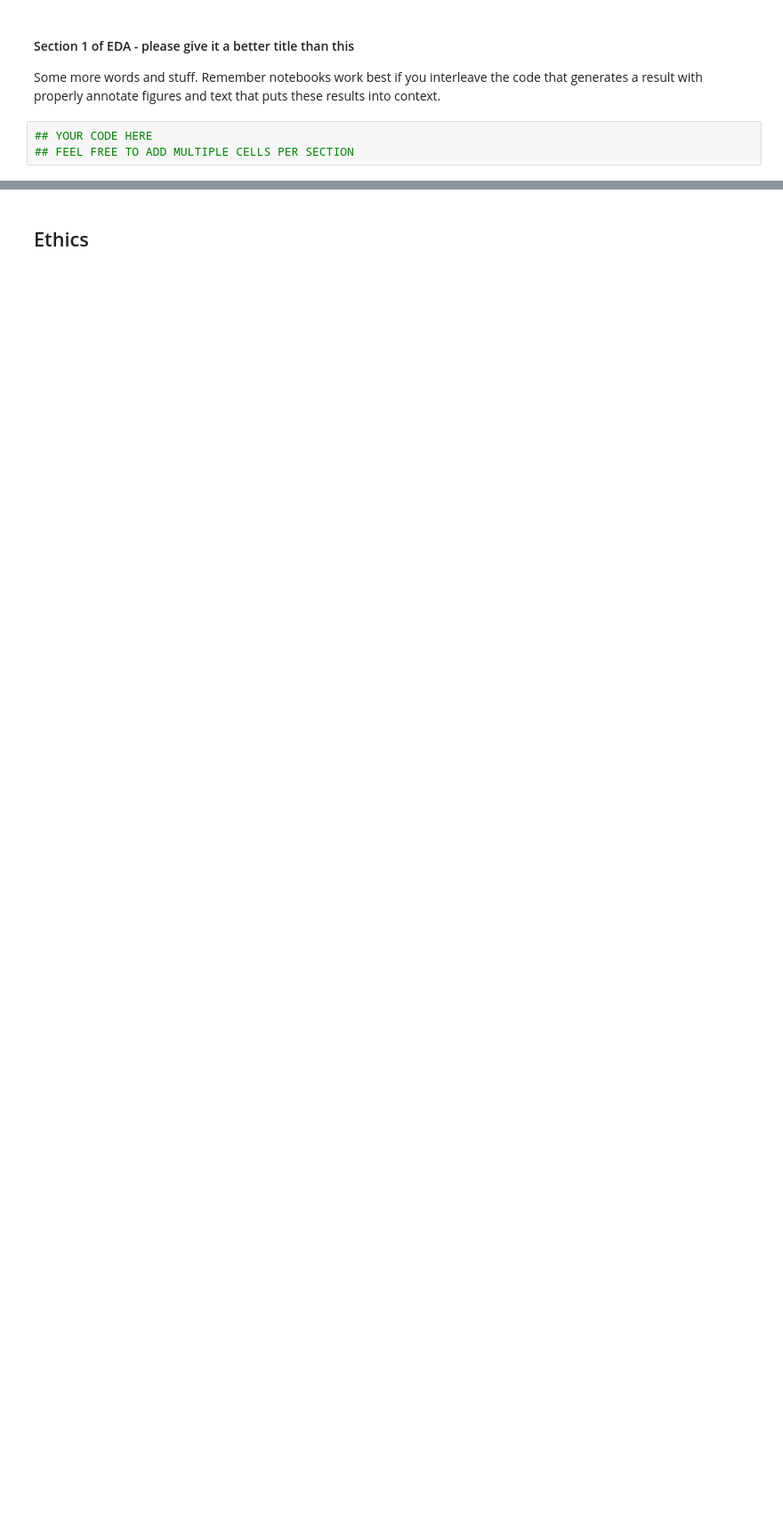
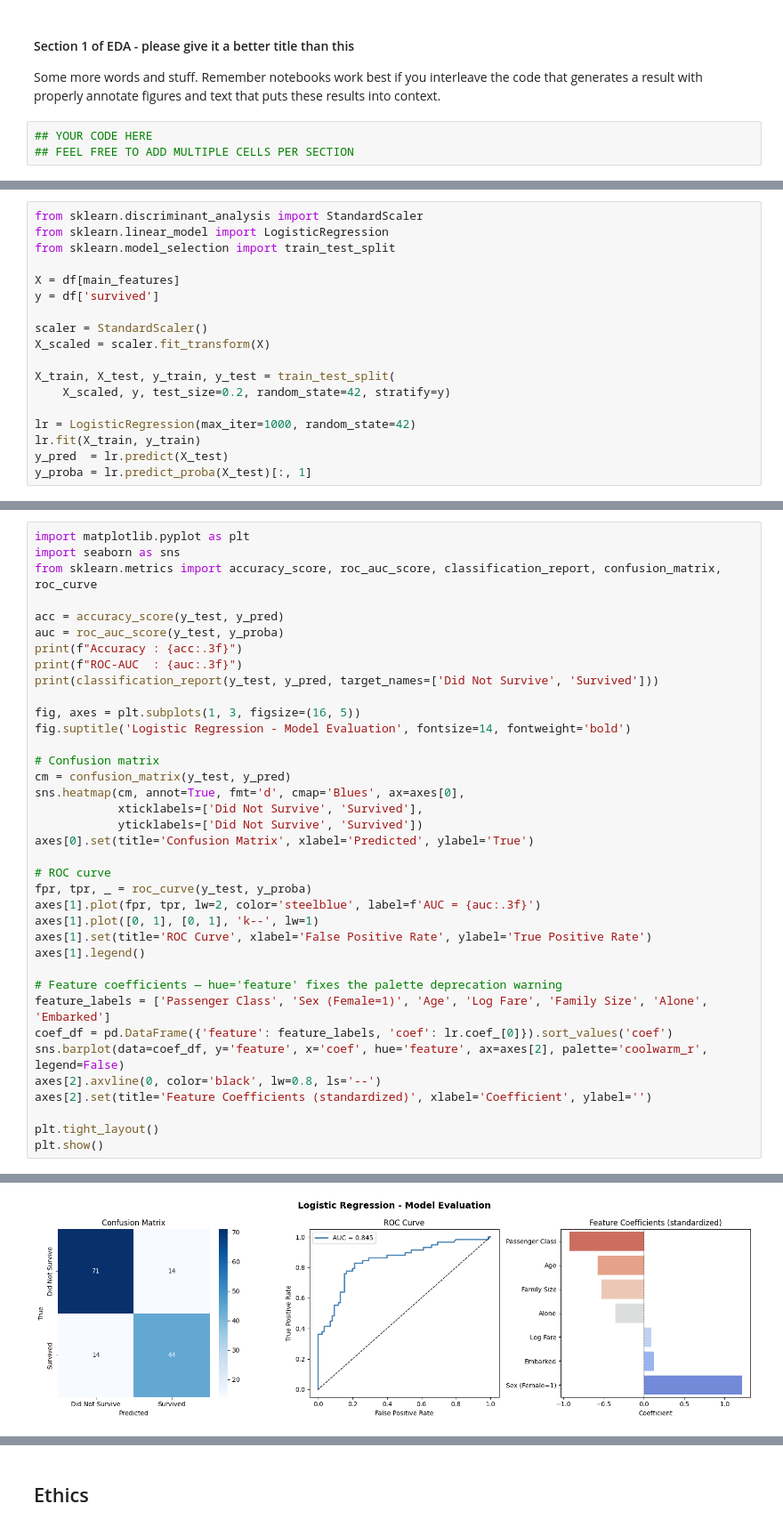
Before and after one commit to COGS108/Group036_WI26, a Jupyter notebook: 02-EDACheckpoint.ipynb, the cells around one changed output, grey strips where cells are left out. Shown at 89% size. Drawn from its saved outputs; the diff is of its cells as text; blank space fills up the shorter version.

Commit message:
completed linear regression model and graphs

```diff
--- a/02-EDACheckpoint.ipynb
+++ b/02-EDACheckpoint.ipynb
@@ -254,0 +257,18 @@ Some more words and stuff.  Remember notebooks work best if you interleave the c
+# %%
+from sklearn.discriminant_analysis import StandardScaler
+from sklearn.linear_model import LogisticRegression
+from sklearn.model_selection import train_test_split
+
+X = df[main_features]
+y = df['survived']
+
+scaler = StandardScaler()
+X_scaled = scaler.fit_transform(X)
+
+X_train, X_test, y_train, y_test = train_test_split(
+    X_scaled, y, test_size=0.2, random_state=42, stratify=y)
+
+lr = LogisticRegression(max_iter=1000, random_state=42)
+lr.fit(X_train, y_train)
+y_pred  = lr.predict(X_test)
+y_proba = lr.predict_proba(X_test)[:, 1]
@@ -254,0 +277,38 @@ Some more words and stuff.  Remember notebooks work best if you interleave the c
+# %%
+import matplotlib.pyplot as plt
+import seaborn as sns
+from sklearn.metrics import accuracy_score, roc_auc_score, classification_report, confusion_matrix, roc_curve
+
+acc = accuracy_score(y_test, y_pred)
+auc = roc_auc_score(y_test, y_proba)
+print(f"Accuracy : {acc:.3f}")
+print(f"ROC-AUC  : {auc:.3f}")
+print(classification_report(y_test, y_pred, target_names=['Did Not Survive', 'Survived']))
+
+fig, axes = plt.subplots(1, 3, figsize=(16, 5))
+fig.suptitle('Logistic Regression - Model Evaluation', fontsize=14, fontweight='bold')
+
+# Confusion matrix
+cm = confusion_matrix(y_test, y_pred)
+sns.heatmap(cm, annot=True, fmt='d', cmap='Blues', ax=axes[0],
+            xticklabels=['Did Not Survive', 'Survived'],
+            yticklabels=['Did Not Survive', 'Survived'])
+axes[0].set(title='Confusion Matrix', xlabel='Predicted', ylabel='True')
+
+# ROC curve
+fpr, tpr, _ = roc_curve(y_test, y_proba)
+axes[1].plot(fpr, tpr, lw=2, color='steelblue', label=f'AUC = {auc:.3f}')
+axes[1].plot([0, 1], [0, 1], 'k--', lw=1)
+axes[1].set(title='ROC Curve', xlabel='False Positive Rate', ylabel='True Positive Rate')
+axes[1].legend()
+
+# Feature coefficients — hue='feature' fixes the palette deprecation warning
+feature_labels = ['Passenger Class', 'Sex (Female=1)', 'Age', 'Log Fare', 'Family Size', 'Alone', 'Embarked']
+coef_df = pd.DataFrame({'feature': feature_labels, 'coef': lr.coef_[0]}).sort_values('coef')
+sns.barplot(data=coef_df, y='feature', x='coef', hue='feature', ax=axes[2], palette='coolwarm_r', legend=False)
+axes[2].axvline(0, color='black', lw=0.8, ls='--')
+axes[2].set(title='Feature Coefficients (standardized)', xlabel='Coefficient', ylabel='')
+
+plt.tight_layout()
+plt.show()
+# %% [output]
@@ -254,0 +325 @@ Some more words and stuff.  Remember notebooks work best if you interleave the c
+[figure, added]
```
Also changed, not shown: parts of 7 cells of this notebook.
